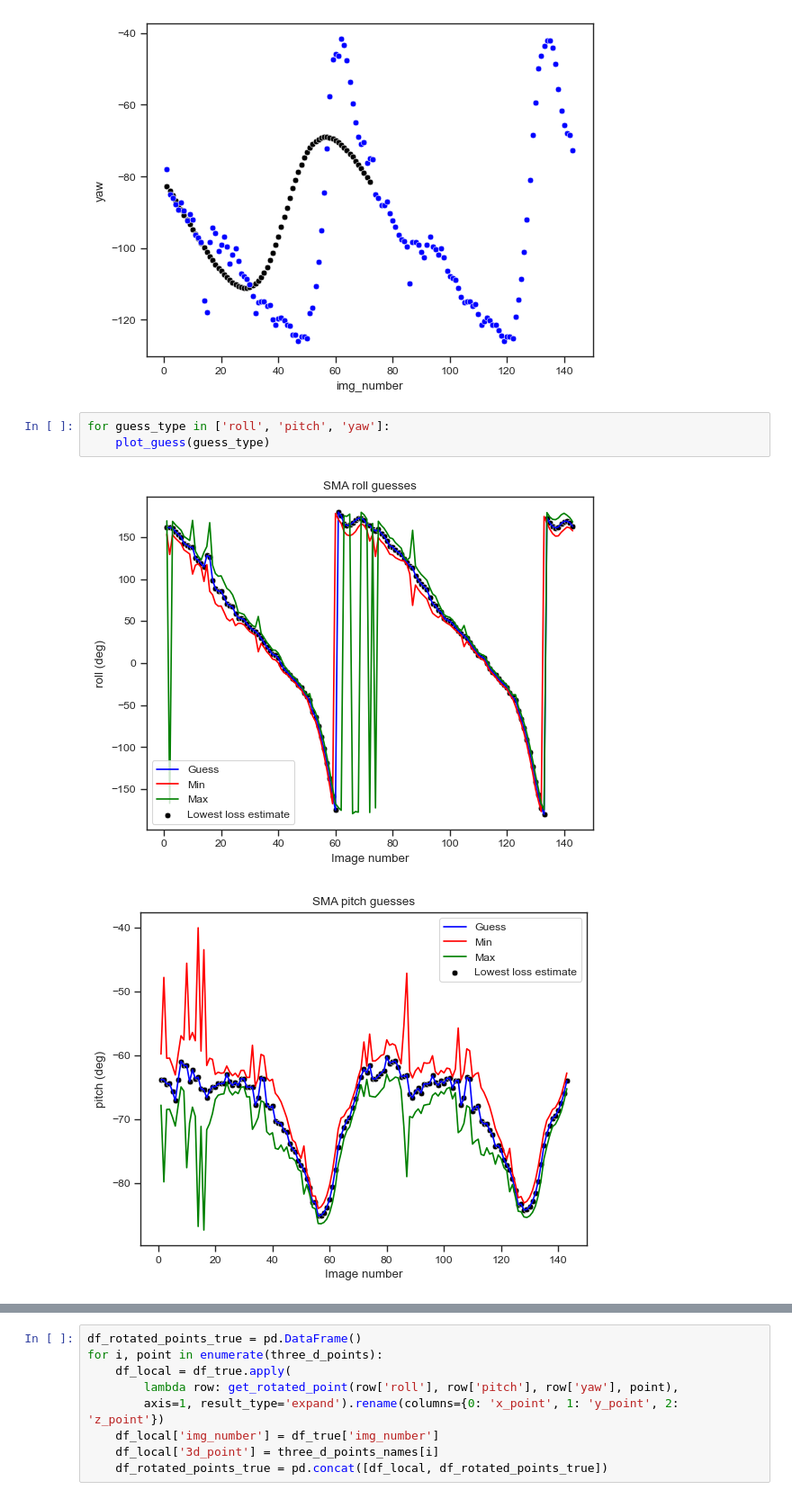
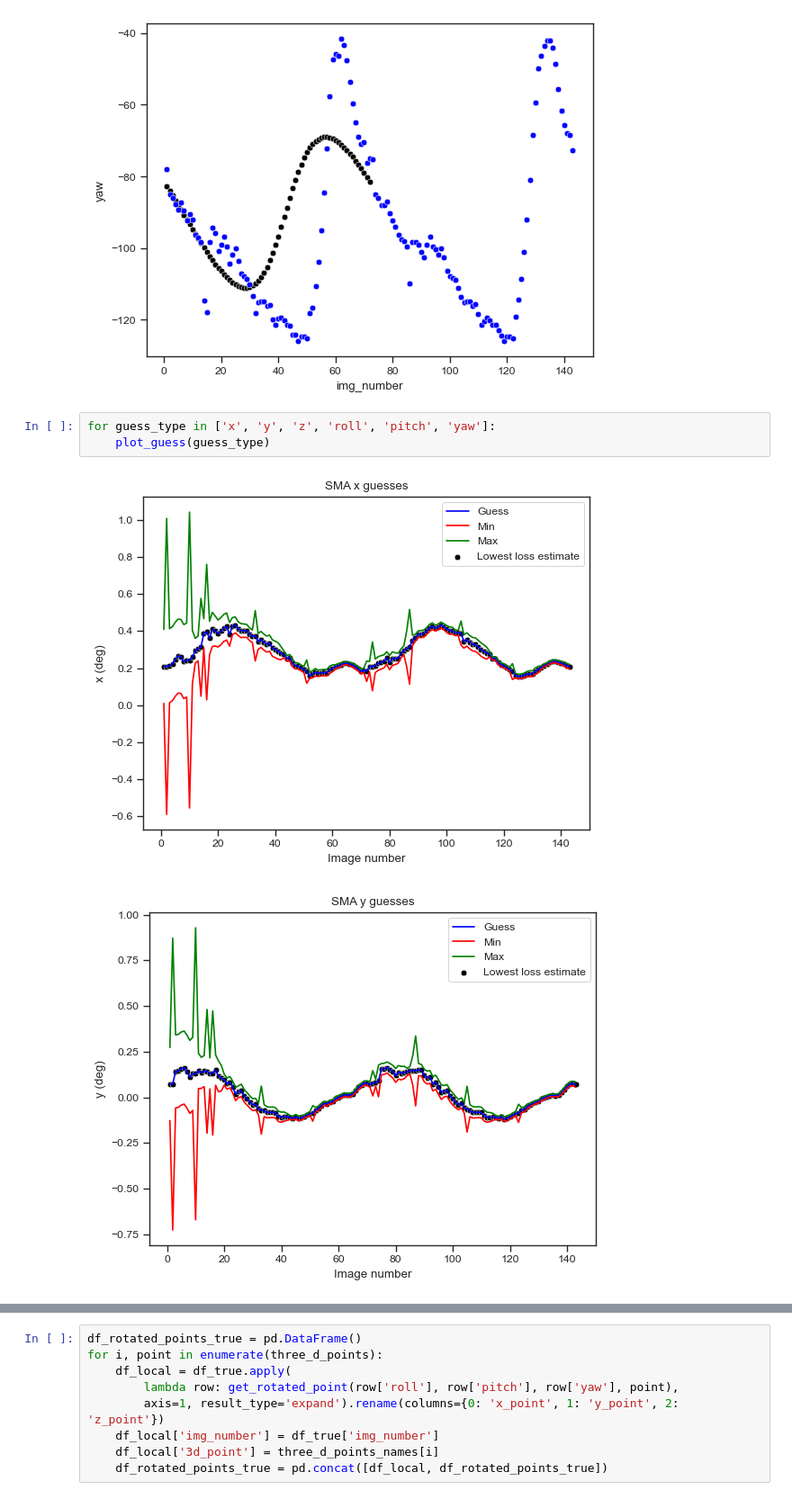
Before and after one commit to mikk5829/RRTNCTTASA, a Jupyter notebook: python-version/test_images/validation_plots.ipynb, the cells around one changed output, grey strips where cells are left out. Shown at 90% size. Drawn from its saved outputs; the diff is of its cells as text.

```diff
--- a/python-version/test_images/validation_plots.ipynb
+++ b/python-version/test_images/validation_plots.ipynb
@@ -169,8 +186,8 @@ for guess_type in ['roll', 'pitch', 'yaw']:
 [figure]
 [figure]
 # %%
-for guess_type in ['roll', 'pitch', 'yaw']:
+for guess_type in ['x', 'y', 'z', 'roll', 'pitch', 'yaw']:
     plot_guess(guess_type)
 # %% [output]
-[figure, old version]
+[figure, new version]
-[figure, old version]
+[figure, new version]
```
Also changed, not shown: parts of 4 cells of this notebook, 7 other files.
